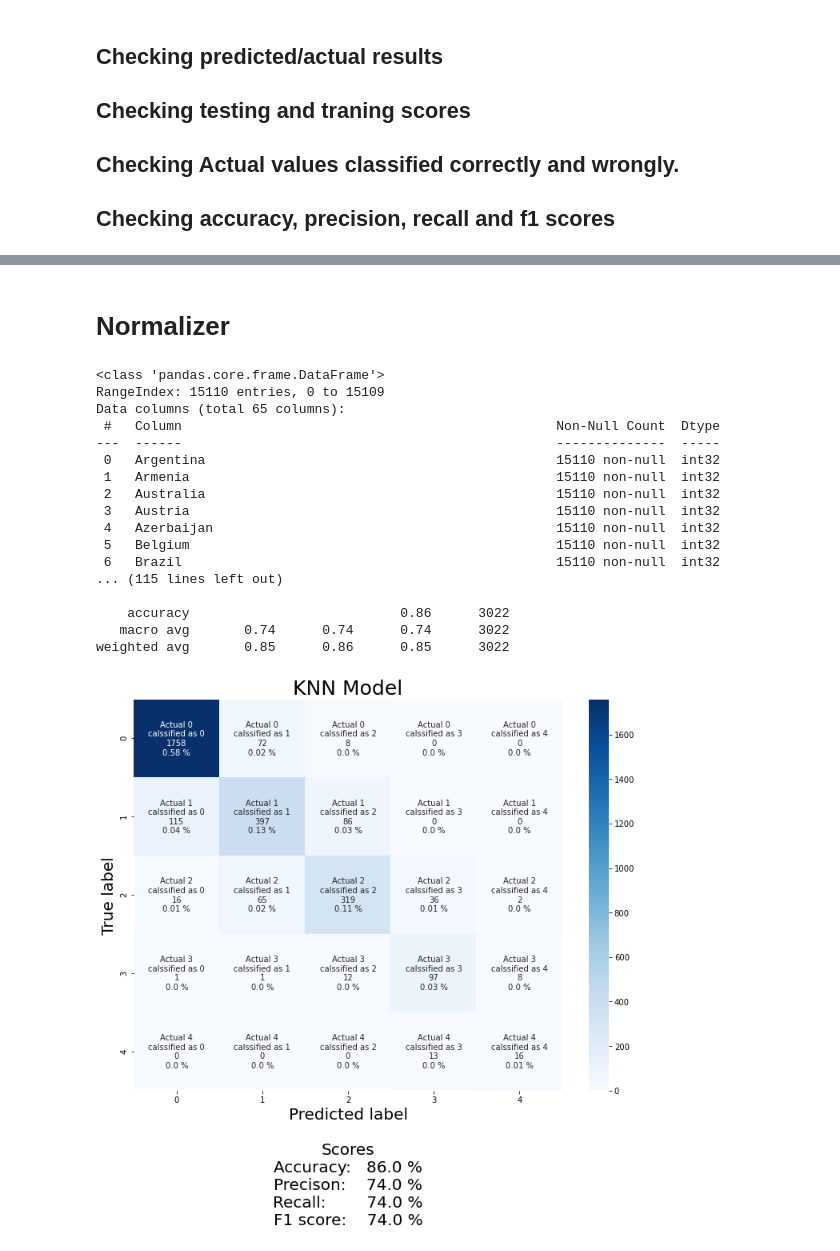
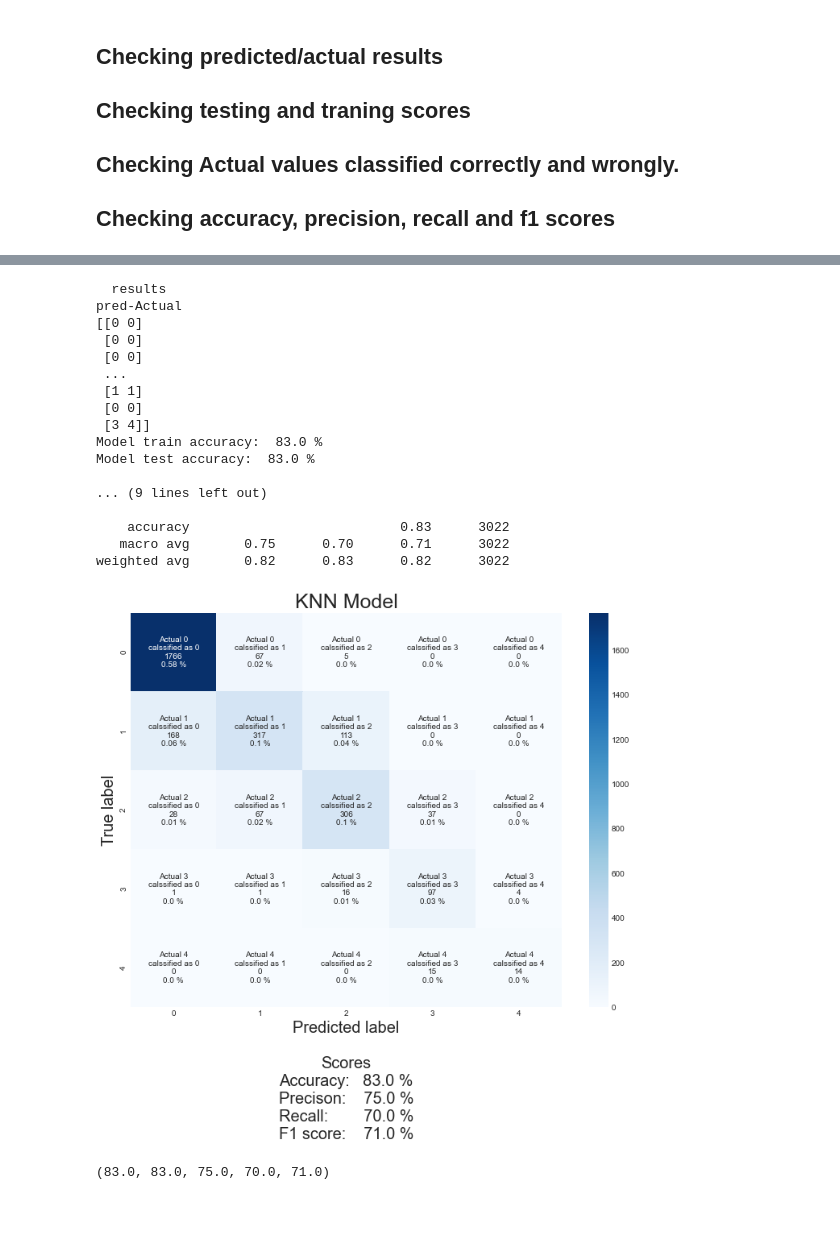
Before and after one commit to daasdemha/Sucide_prediction, a Jupyter notebook: KNN_Evaluation.ipynb, the cells around one changed output, grey strips where cells are left out. Drawn from its saved outputs; the diff is of its cells as text; code cells hidden in the pictures; blank space fills up the shorter version.

Commit message:
SVM model fully completed.
A logic error fixed in KNN .
Comments and code fixed for better view.
Functions further improved.

```diff
--- a/KNN_Evaluation.ipynb
+++ b/KNN_Evaluation.ipynb
@@ -914,23 +580,26 @@ weighted avg       0.85      0.85      0.85      3022
-# %% [markdown]
-# Normalizer
-# %%
-featurescalingKNN(Normalizer(), UnScaled_X_train, UnScaled_X_test, UnScaled_y_train, UnScaled_y_test, 23, "uniform")
-# %% [output]
-<class 'pandas.core.frame.DataFrame'>
-RangeIndex: 15110 entries, 0 to 15109
-Data columns (total 65 columns):
- #   Column                                                Non-Null Count  Dtype
----  ------                                                --------------  -----
- 0   Argentina                                             15110 non-null  int32
- 1   Armenia                                               15110 non-null  int32
- 2   Australia                                             15110 non-null  int32
- 3   Austria                                               15110 non-null  int32
- 4   Azerbaijan                                            15110 non-null  int32
- 5   Belgium                                               15110 non-null  int32
- 6   Brazil                                                15110 non-null  int32
-... (115 lines left out)
-
-    accuracy                           0.86      3022
-   macro avg       0.74      0.74      0.74      3022
-weighted avg       0.85      0.86      0.85      3022
-[figure, removed]
+# %%
+Classifier_function(KNeighborsClassifier(n_neighbors=23,weights="uniform"), X2_train, y2_train,X2_test, y2_test, "KNN Model")
+# Performs traing, testing prediction.
+# performs precision, recall, f1-score and support prediction
+# plots a confusion matrix
+# returns the traing, testing, precision, recall, f1-score
+# %% [output]
+  results
+pred-Actual
+[[0 0]
+ [0 0]
+ [0 0]
+ ...
+ [1 1]
+ [0 0]
+ [3 4]]
+Model train accuracy:  83.0 %
+Model test accuracy:  83.0 %
+
+... (9 lines left out)
+
+    accuracy                           0.83      3022
+   macro avg       0.75      0.70      0.71      3022
+weighted avg       0.82      0.83      0.82      3022
+[figure, added]
+(83.0, 83.0, 75.0, 70.0, 71.0)
```
Also changed, not shown: parts of 56 cells of this notebook, 3 other files.
